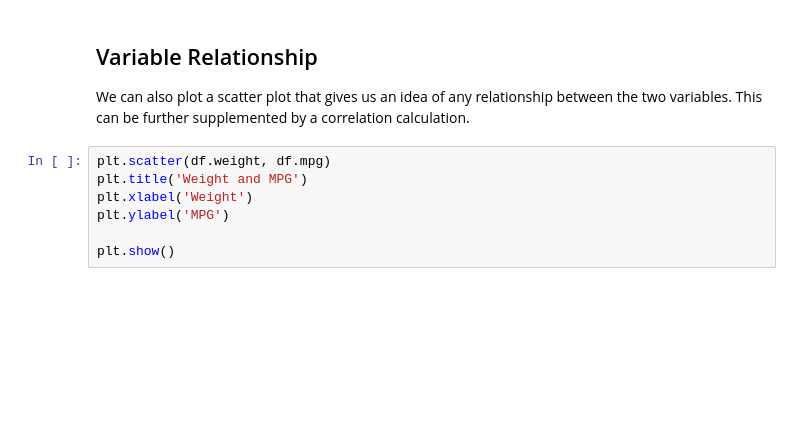
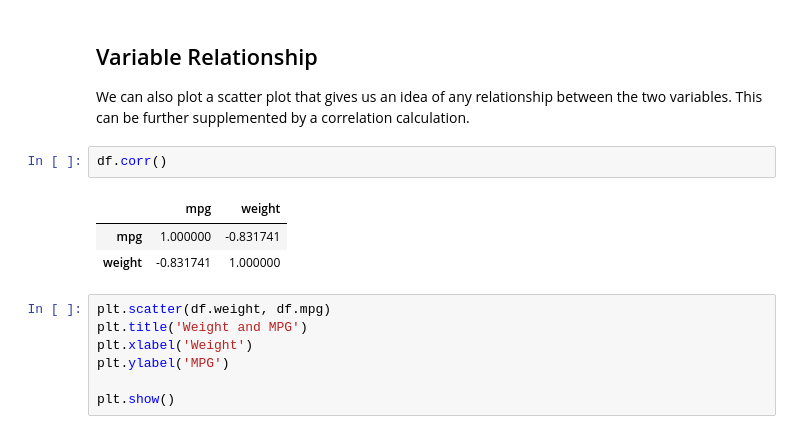
Before and after one commit to vanki2003/ACI, a Jupyter notebook: models/Linear Regression/01 - Introduction to Regression - Handout.ipynb, the cells around one changed output. Cells and saved outputs as stored; diff of their text form; blank space fills up the shorter version.

```diff
--- a/models/Linear Regression/01 - Introduction to Regression - Handout.ipynb
+++ b/models/Linear Regression/01 - Introduction to Regression - Handout.ipynb
@@ -116,6 +116,12 @@ plt.show()
 ## Variable Relationship
 
 We can also plot a scatter plot that gives us an idea of any relationship between the two variables. This can be further supplemented by a correlation calculation.
+# %%
+df.corr()
+# %% [output]
+|  | mpg | weight |
+| mpg | 1.000000 | -0.831741 |
+| weight | -0.831741 | 1.000000 |
 # %%
 plt.scatter(df.weight, df.mpg)
 plt.title('Weight and MPG')
```
Also changed, not shown: parts of 6 cells of this notebook, 1 other file.
